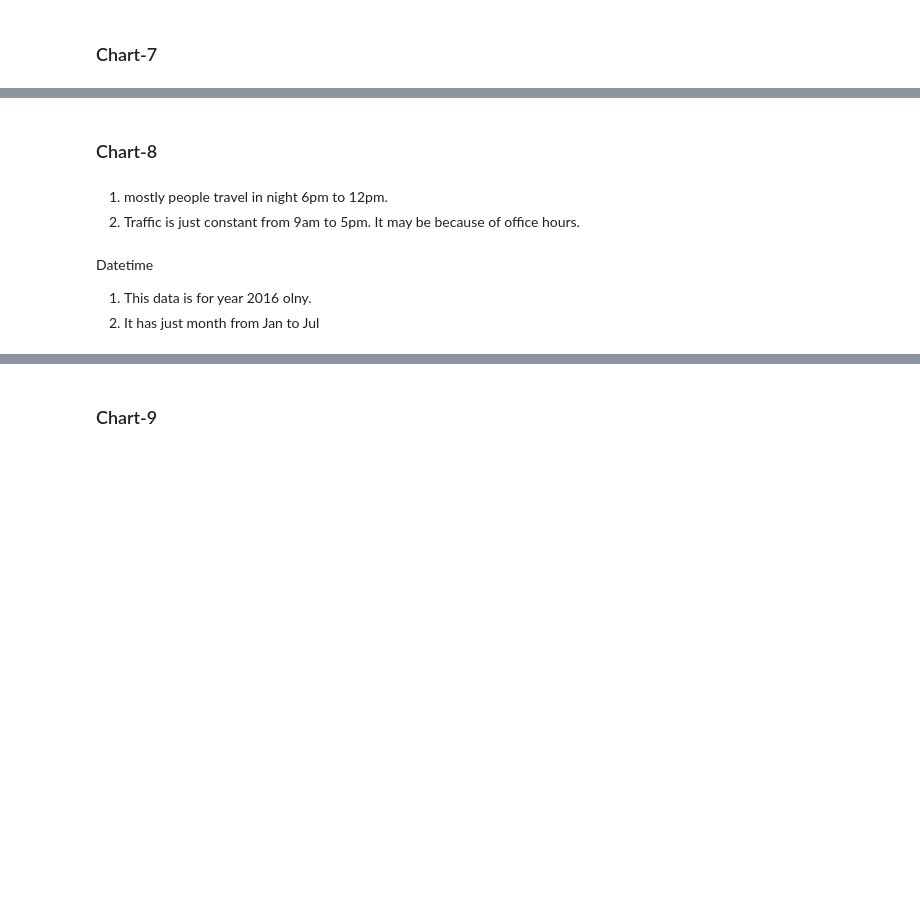
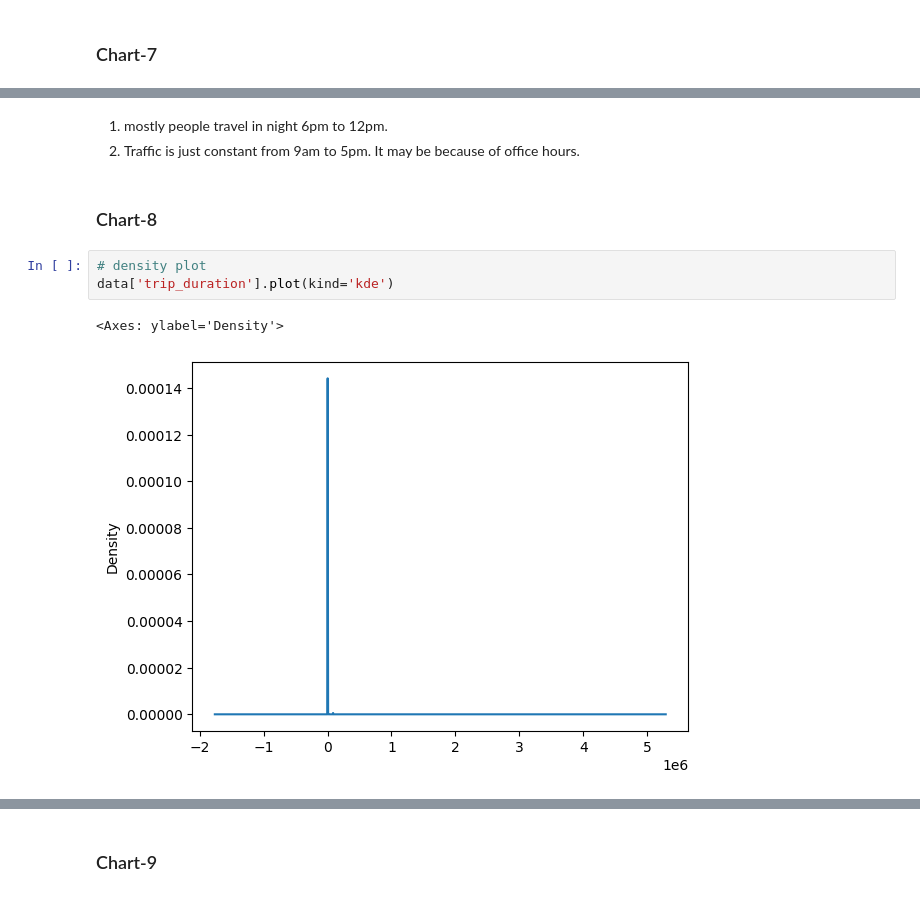
Before and after one commit to Ksangi/NYC_Taxi_trip_Time_Prediction_Project, a Jupyter notebook: NYC_Taxi_Trip_Time_Predictionipynb.ipynb, the cells around one changed output, grey strips where cells are left out. Cells and saved outputs as stored; diff of their text form; blank space fills up the shorter version.

```diff
--- a/NYC_Taxi_Trip_Time_Predictionipynb.ipynb
+++ b/NYC_Taxi_Trip_Time_Predictionipynb.ipynb
@@ -308,12 +318,14 @@ plt.title('Trips Over a Day')
 plt.show()
 # %% [output]
 [figure]
+# %% [markdown]
+1. mostly people travel in night 6pm to 12pm.
+2. Traffic is just constant from 9am to 5pm. It may be because of office hours.
 # %% [markdown]
 ### Chart-8
-# %% [markdown]
-1. mostly people travel in night 6pm to 12pm.
-2. Traffic is just constant from 9am to 5pm. It may be because of office hours.
-# %% [markdown]
-Datetime
-1. This data is for year 2016 olny.
-2. It has just month from Jan to Jul
+# %%
+# density plot
+data['trip_duration'].plot(kind='kde')
+# %% [output]
+<Axes: ylabel='Density'>
+[figure, added]
```
Also changed, not shown: parts of 86 cells of this notebook.
